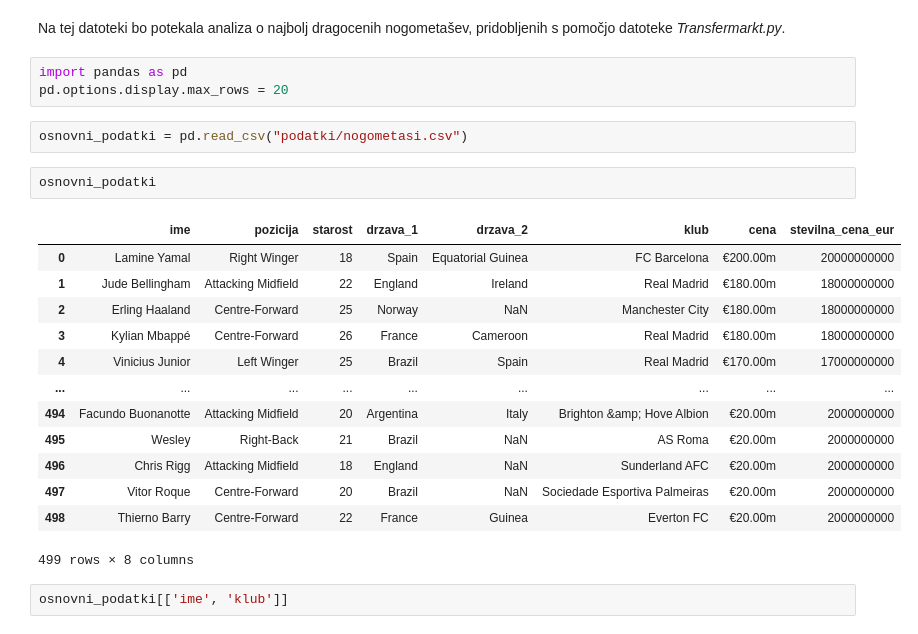
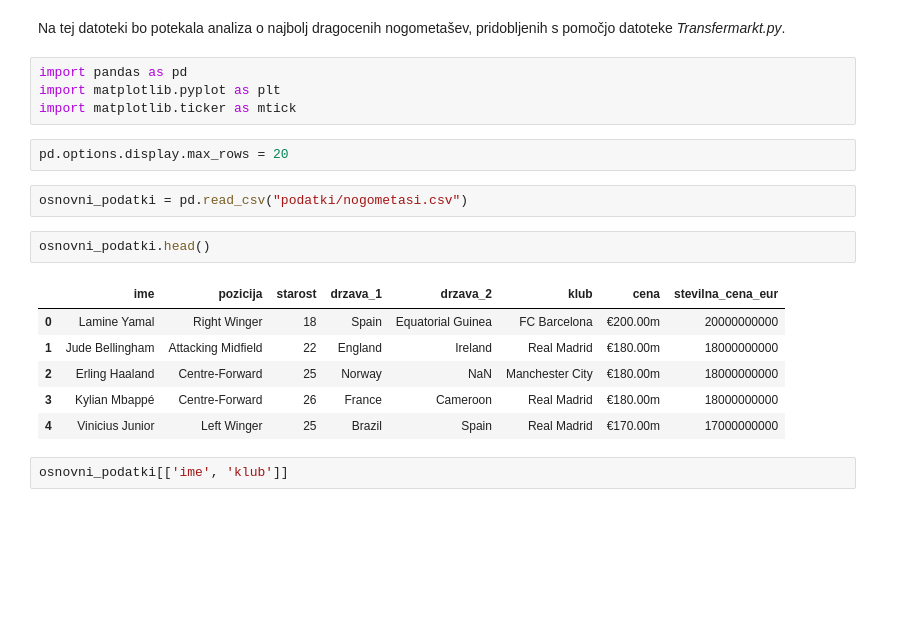
Before and after one commit to RiccardoLucerna/UVP-projektna, a Jupyter notebook: analiza_podatkov.ipynb, the cells around one changed output. Saved outputs shown, nothing was run; the diff lists cells and outputs as text; blank space fills up the shorter version.

```diff
--- a/analiza_podatkov.ipynb
+++ b/analiza_podatkov.ipynb
@@ -4,25 +4,21 @@
 Na tej datoteki bo potekala analiza o najbolj dragocenih nogometašev, pridobljenih s pomočjo datoteke *Transfermarkt.py*.
 # %%
 import pandas as pd
-pd.options.display.max_rows = 20
+import matplotlib.pyplot as plt
+import matplotlib.ticker as mtick
+# %%
+pd.options.display.max_rows = 20
 # %%
 osnovni_podatki = pd.read_csv("podatki/nogometasi.csv")
 # %%
-osnovni_podatki
+osnovni_podatki.head()
 # %% [output]
 |  | ime | pozicija | starost | drzava_1 | drzava_2 | klub | cena | stevilna_cena_eur |
 | 0 | Lamine Yamal | Right Winger | 18 | Spain | Equatorial Guinea | FC Barcelona | €200.00m | 20000000000 |
 | 1 | Jude Bellingham | Attacking Midfield | 22 | England | Ireland | Real Madrid | €180.00m | 18000000000 |
 | 2 | Erling Haaland | Centre-Forward | 25 | Norway | NaN | Manchester City | €180.00m | 18000000000 |
 | 3 | Kylian Mbappé | Centre-Forward | 26 | France | Cameroon | Real Madrid | €180.00m | 18000000000 |
 | 4 | Vinicius Junior | Left Winger | 25 | Brazil | Spain | Real Madrid | €170.00m | 17000000000 |
-| ... | ... | ... | ... | ... | ... | ... | ... | ... |
-| 494 | Facundo Buonanotte | Attacking Midfield | 20 | Argentina | Italy | Brighton &amp; Hove Albion | €20.00m | 2000000000 |
-| 495 | Wesley | Right-Back | 21 | Brazil | NaN | AS Roma | €20.00m | 2000000000 |
-| 496 | Chris Rigg | Attacking Midfield | 18 | England | NaN | Sunderland AFC | €20.00m | 2000000000 |
-| 497 | Vitor Roque | Centre-Forward | 20 | Brazil | NaN | Sociedade Esportiva Palmeiras | €20.00m | 2000000000 |
-| 498 | Thierno Barry | Centre-Forward | 22 | France | Guinea | Everton FC | €20.00m | 2000000000 |
-499 rows × 8 columns
 # %%
 osnovni_podatki[['ime', 'klub']]
 # %% [output]
```
Also changed, not shown: parts of 18 cells of this notebook.
